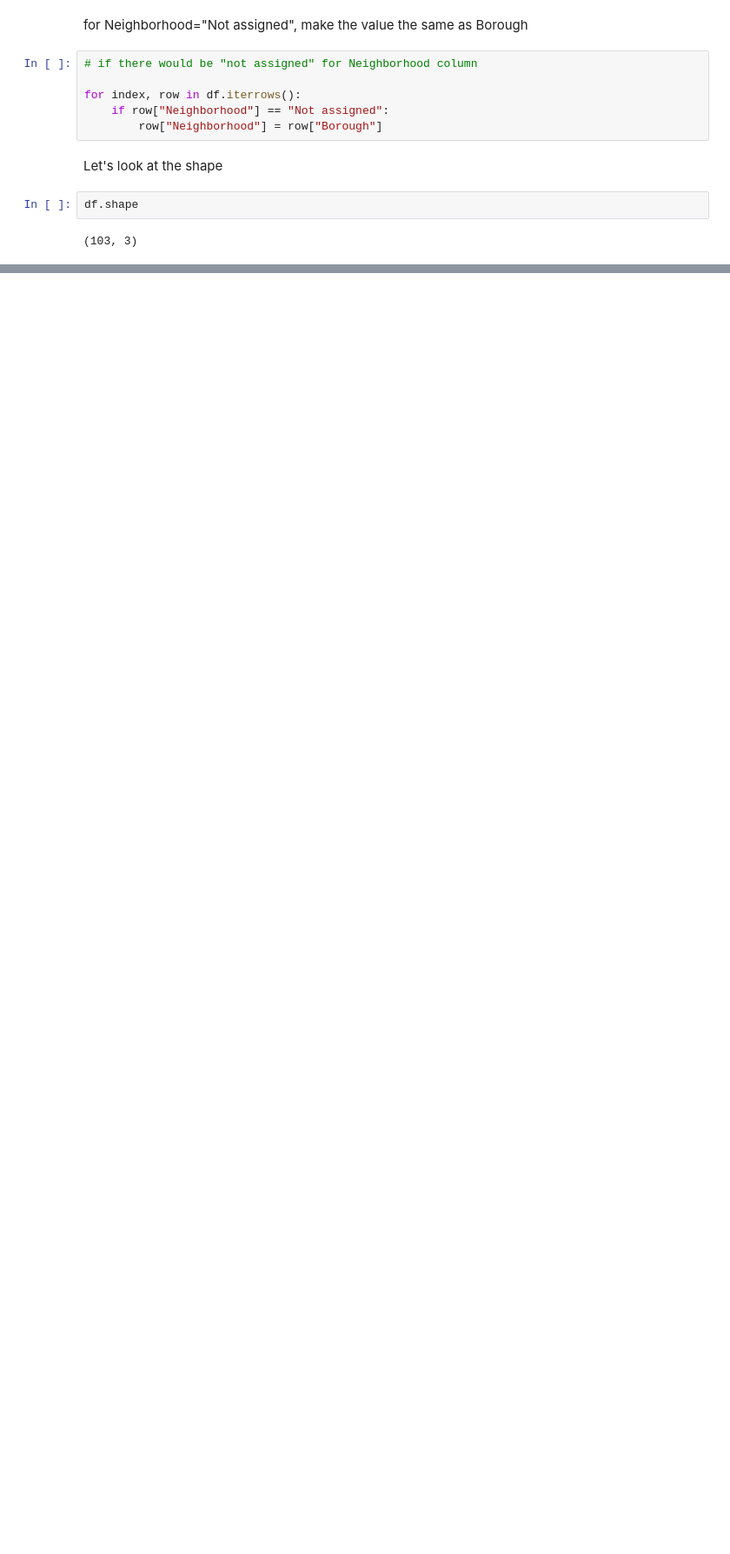
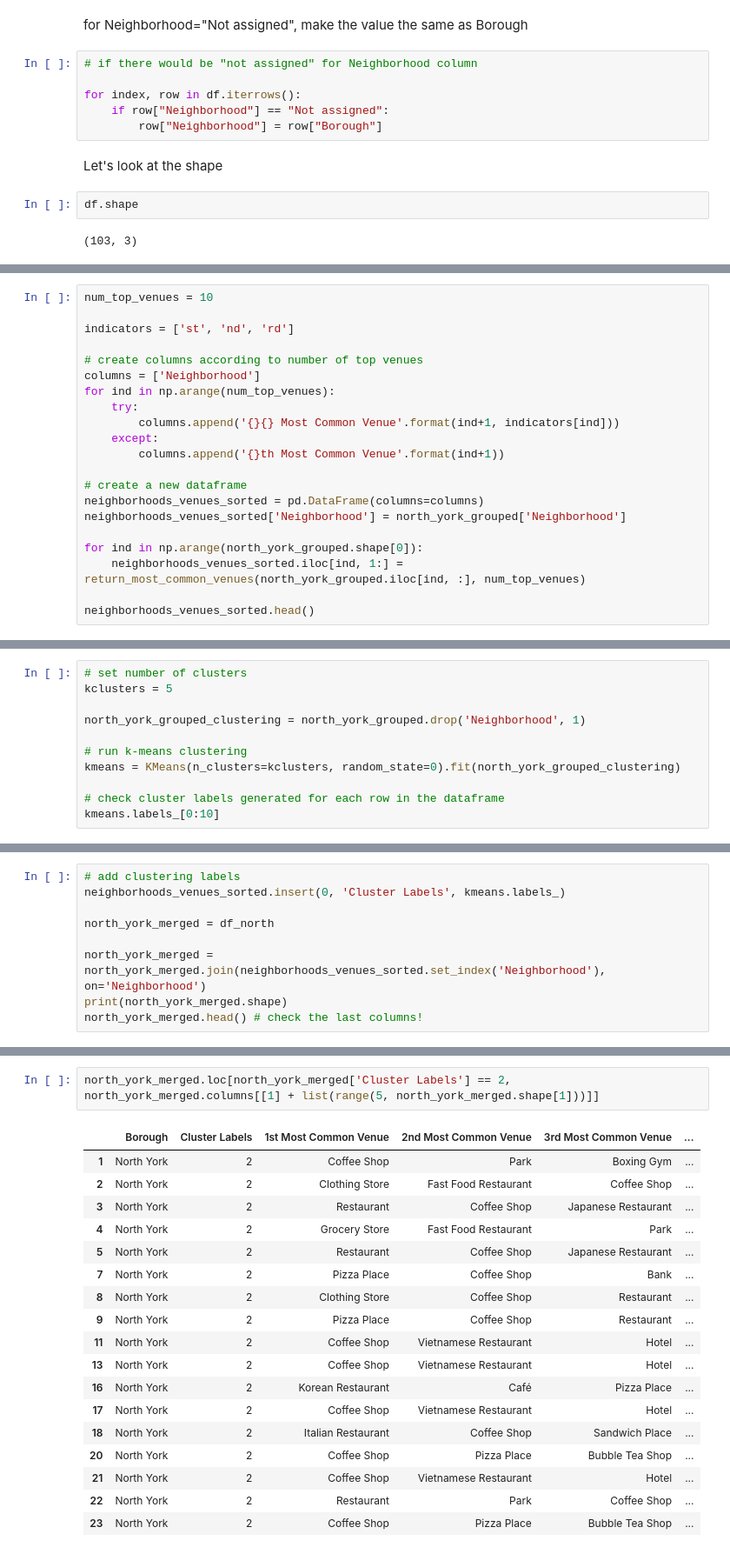
Before and after one commit to kutayk33/IBM_Data_Science_Capstone_Project, a Jupyter notebook: week_3.ipynb, the cells around one changed output, grey strips where cells are left out. Shown at 87% size. Cells and saved outputs as stored; diff of their text form; blank space fills up the shorter version.

```diff
--- a/week_3.ipynb
+++ b/week_3.ipynb
@@ -142,0 +517,21 @@ df.shape
+# %%
+num_top_venues = 10
+
+indicators = ['st', 'nd', 'rd']
+
+# create columns according to number of top venues
+columns = ['Neighborhood']
+for ind in np.arange(num_top_venues):
+    try:
+        columns.append('{}{} Most Common Venue'.format(ind+1, indicators[ind]))
+    except:
+        columns.append('{}th Most Common Venue'.format(ind+1))
+
+# create a new dataframe
+neighborhoods_venues_sorted = pd.DataFrame(columns=columns)
+neighborhoods_venues_sorted['Neighborhood'] = north_york_grouped['Neighborhood']
+
+for ind in np.arange(north_york_grouped.shape[0]):
+    neighborhoods_venues_sorted.iloc[ind, 1:] = return_most_common_venues(north_york_grouped.iloc[ind, :], num_top_venues)
+
+neighborhoods_venues_sorted.head()
@@ -142,0 +549,11 @@ df.shape
+# %%
+# set number of clusters
+kclusters = 5
+
+north_york_grouped_clustering = north_york_grouped.drop('Neighborhood', 1)
+
+# run k-means clustering
+kmeans = KMeans(n_clusters=kclusters, random_state=0).fit(north_york_grouped_clustering)
+
+# check cluster labels generated for each row in the dataframe
+kmeans.labels_[0:10]
@@ -142,0 +564,9 @@ df.shape
+# %%
+# add clustering labels
+neighborhoods_venues_sorted.insert(0, 'Cluster Labels', kmeans.labels_)
+
+north_york_merged = df_north
+
+north_york_merged = north_york_merged.join(neighborhoods_venues_sorted.set_index('Neighborhood'), on='Neighborhood')
+print(north_york_merged.shape)
+north_york_merged.head() # check the last columns!
@@ -142,0 +630,21 @@ df.shape
+# %%
+north_york_merged.loc[north_york_merged['Cluster Labels'] == 2, north_york_merged.columns[[1] + list(range(5, north_york_merged.shape[1]))]]
+# %% [output]
+|  | Borough | Cluster Labels | 1st Most Common Venue | 2nd Most Common Venue | 3rd Most Common Venue | ... |
+| 1 | North York | 2 | Coffee Shop | Park | Boxing Gym | ... |
+| 2 | North York | 2 | Clothing Store | Fast Food Restaurant | Coffee Shop | ... |
+| 3 | North York | 2 | Restaurant | Coffee Shop | Japanese Restaurant | ... |
+| 4 | North York | 2 | Grocery Store | Fast Food Restaurant | Park | ... |
+| 5 | North York | 2 | Restaurant | Coffee Shop | Japanese Restaurant | ... |
+| 7 | North York | 2 | Pizza Place | Coffee Shop | Bank | ... |
+| 8 | North York | 2 | Clothing Store | Coffee Shop | Restaurant | ... |
+| 9 | North York | 2 | Pizza Place | Coffee Shop | Restaurant | ... |
+| 11 | North York | 2 | Coffee Shop | Vietnamese Restaurant | Hotel | ... |
+| 13 | North York | 2 | Coffee Shop | Vietnamese Restaurant | Hotel | ... |
+| 16 | North York | 2 | Korean Restaurant | Café | Pizza Place | ... |
+| 17 | North York | 2 | Coffee Shop | Vietnamese Restaurant | Hotel | ... |
+| 18 | North York | 2 | Italian Restaurant | Coffee Shop | Sandwich Place | ... |
+| 20 | North York | 2 | Coffee Shop | Pizza Place | Bubble Tea Shop | ... |
+| 21 | North York | 2 | Coffee Shop | Vietnamese Restaurant | Hotel | ... |
+| 22 | North York | 2 | Restaurant | Park | Coffee Shop | ... |
+| 23 | North York | 2 | Coffee Shop | Pizza Place | Bubble Tea Shop | ... |
```
Also changed, not shown: parts of 75 cells of this notebook.
